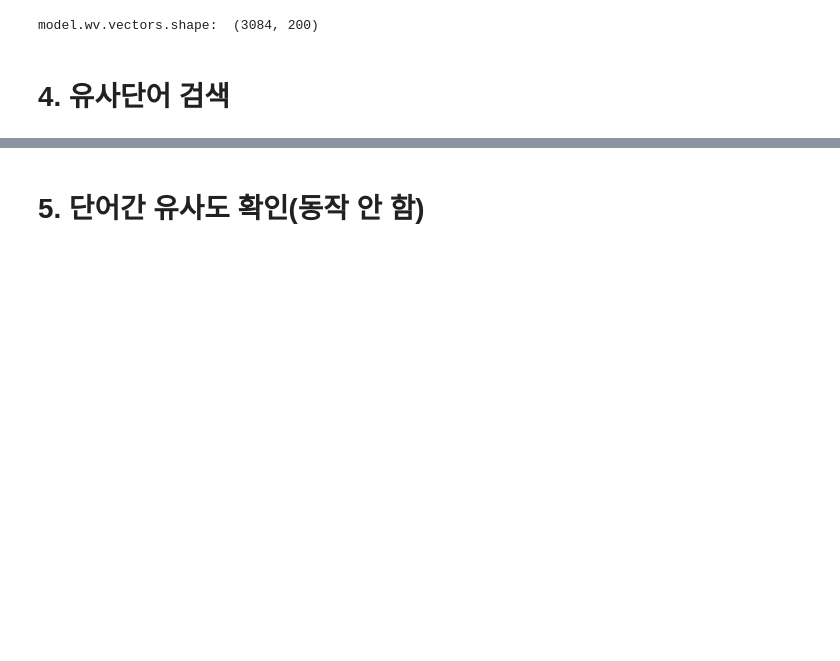
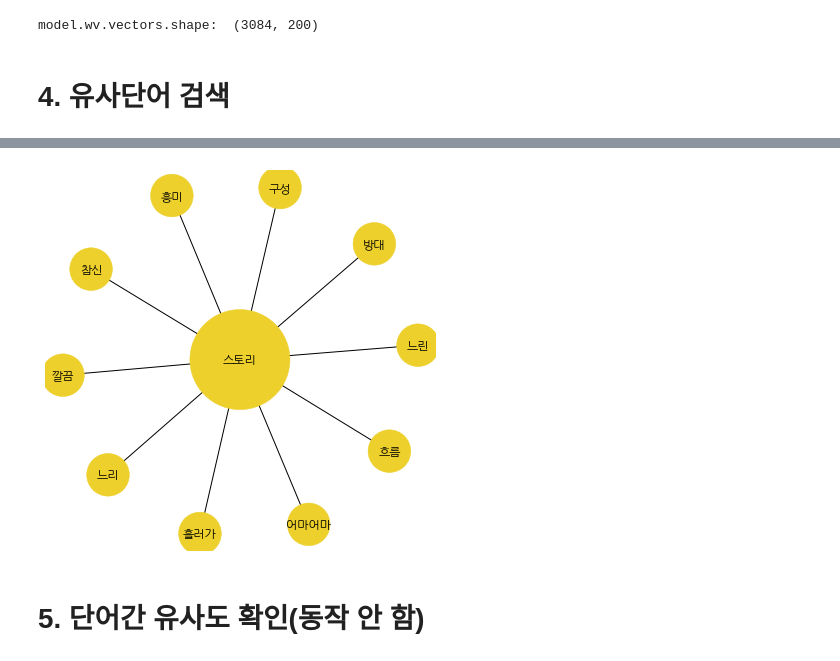
Before and after one commit to jiyaa29/Multicampus-Weekly-Project, a Jupyter notebook: 자연어 처리/7. Word2Vec 유사도 분석_한글.ipynb, the cells around one changed output, grey strips where cells are left out. Saved outputs shown, nothing was run; the diff lists cells and outputs as text; code cells hidden in the pictures; blank space fills up the shorter version.

```diff
--- a/자연어 처리/7. Word2Vec 유사도 분석_한글.ipynb
+++ b/자연어 처리/7. Word2Vec 유사도 분석_한글.ipynb
@@ -300,3 +386,30 @@ df
+# %%
+G_symmetric = nx.Graph()
+G_symmetric = nx.from_pandas_edgelist(df_topic1, source='Name',target='Type1')
+# print(nx.info(G_symmetric))
+
+pos = nx.spring_layout(G_symmetric)
+betCent = nx.betweenness_centrality(G_symmetric, normalized=True, endpoints=True)
+
+
+node_color = [20000.0 * G_symmetric.degree(v) for v in G_symmetric]
+node_size =  [v * 10000 for v in betCent.values()]
+
+pr = nx.pagerank(g)
+# print(nsize)
+nsize = np.array([v for v in pr.values()])
+nsize = 2000 * (nsize -min(nsize)/ (max(nsize) - min(nsize)))
+
+
+plt.figure(figsize=(7,7))
+nx.draw_networkx(G_symmetric, pos=pos, with_labels=True,
+#                  node_color=node_color,
+                 node_size=node_size,
+                 node_color = '#edd02b',
+                 font_family ='NanumGothic')
+plt.axis('off');
+# %% [output]
+[figure, added]
 # %% [markdown]
 #  5. 단어간 유사도 확인(동작 안 함)
 # %%
```
Also changed, not shown: parts of 12 cells of this notebook.
